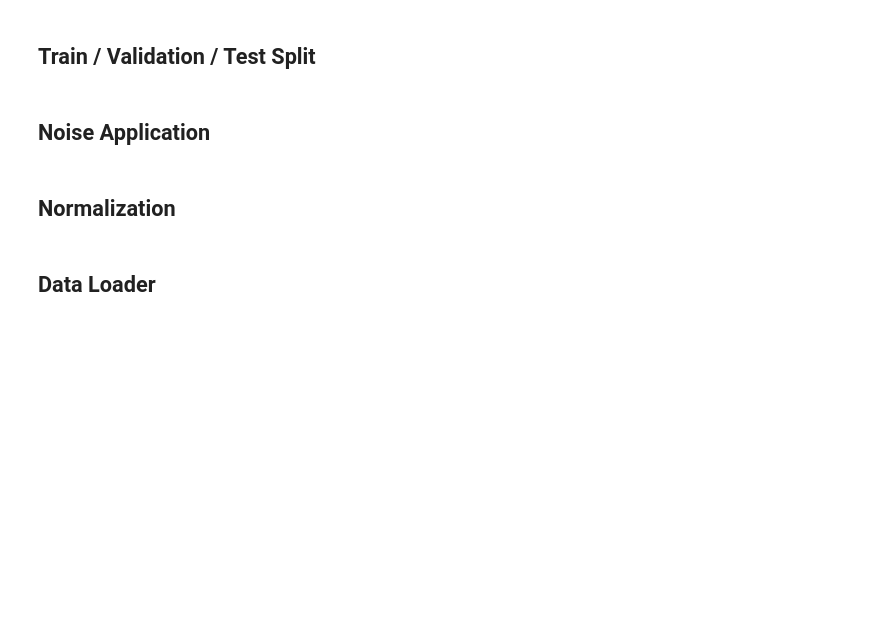
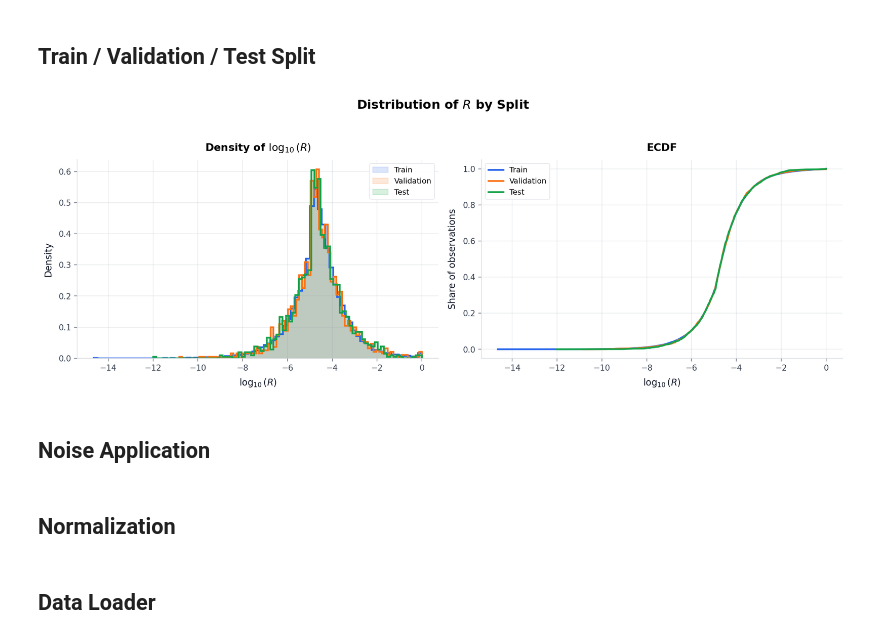
Before and after one commit to Tadashi-xs/Reflection-Coefficient-PINN, a Jupyter notebook: PINN/PhysicsInformedNN.ipynb, the cells around one changed output. Saved outputs shown, nothing was run; the diff lists cells and outputs as text; code cells hidden in the pictures; blank space fills up the shorter version.

```diff
--- a/PINN/PhysicsInformedNN.ipynb
+++ b/PINN/PhysicsInformedNN.ipynb
@@ -906,43 +503,111 @@ print("Physics:", phys_raw.shape)
+# %%
+def build_features(data: pd.DataFrame) -> pd.DataFrame:
+    return pd.DataFrame({"kappa": data["kappa"].to_numpy(dtype=float)}, index=data.index)
+
+
+feature_cols = ["kappa"]
+target_cols = ["logit_R"]
+
+X_raw = build_features(df)[feature_cols]
+y_raw = df[target_cols].copy()
+R_raw = df["R"].to_numpy(dtype=float)
 # %% [markdown]
 ## Train / Validation / Test Split
 # %%
 df_split = df.copy()
 df_split["log_R"] = np.log1p(df_split["R"])
-
 df_split["R_bin"] = pd.qcut(
     df_split["log_R"],
     q=cfg.n_strat_bins,
     labels=False,
     duplicates="drop",
 )
 
 idx = np.arange(len(df_split))
 strat_labels = df_split["R_bin"].astype(int).values
 
-idx_train_base, idx_temp = train_test_split(
+idx_train, idx_temp = train_test_split(
     idx,
     test_size=cfg.valid_size + cfg.test_size,
     random_state=SEED,
     stratify=strat_labels,
 )
 
 temp_test_fraction = cfg.test_size / (cfg.valid_size + cfg.test_size)
-
 idx_valid, idx_test = train_test_split(
     idx_temp,
     test_size=temp_test_fraction,
     random_state=SEED,
     stratify=strat_labels[idx_temp],
 )
 
-X_train_raw = X_raw.iloc[idx_train_base].copy()
-X_valid_raw = X_raw.iloc[idx_valid].copy()
-X_test_raw = X_raw.iloc[idx_test].copy()
+X_train_raw = X_raw.iloc[idx_train].reset_index(drop=True)
+X_valid_raw = X_raw.iloc[idx_valid].reset_index(drop=True)
+X_test_raw = X_raw.iloc[idx_test].reset_index(drop=True)
 
-y_train_raw = y_raw.iloc[idx_train_base].copy()
-y_valid_raw = y_raw.iloc[idx_valid].copy()
-y_test_raw = y_raw.iloc[idx_test].copy()
+y_train_raw = y_raw.iloc[idx_train].reset_index(drop=True)
+y_valid_raw = y_raw.iloc[idx_valid].reset_index(drop=True)
+y_test_raw = y_raw.iloc[idx_test].reset_index(drop=True)
 
-phys_train_raw = phys_raw.iloc[idx_train_base].copy()
-phys_valid_raw = phys_raw.iloc[idx_valid].copy()
-phys_test_raw = phys_raw.iloc[idx_test].copy()
+R_train_raw = R_raw[idx_train]
+R_valid_raw = R_raw[idx_valid]
+R_test_raw = R_raw[idx_test]
+
+split_parts = {
+    "train": pd.DataFrame({"R": R_train_raw}),
+    "valid": pd.DataFrame({"R": R_valid_raw}),
+    "test": pd.DataFrame({"R": R_test_raw}),
+}
+
+split_labels = {
+    "train": "Train",
+    "valid": "Validation",
+    "test": "Test",
+}
+
+fig, axes = plt.subplots(1, 2, figsize=(14.2, 5.0), dpi=150)
+fig.suptitle("Distribution of $R$ by Split", fontsize=15.5, fontweight="semibold", y=1.04)
+
+for name, part in split_parts.items():
+    log_r = log10_safe(part["R"].to_numpy())
+    color = SPLIT_COLORS[name]
+    label = split_labels[name]
+
+    plot_density_hist(
+        axes[0],
+        log_r,
+        bins=85,
+        color=color,
+        label=label,
+        alpha=0.16,
+        linewidth=2.15,
+    )
+
+    plot_ecdf(
+        axes[1],
+        log_r,
+        color=color,
+        label=label,
+        linewidth=2.2,
+    )
+
+polish_axes(
+    axes[0],
+    r"Density of $\log_{10}(R)$",
+    r"$\log_{10}(R)$",
+    "Density",
+    legend=True,
+)
+
+polish_axes(
+    axes[1],
+    "ECDF",
+    r"$\log_{10}(R)$",
+    "Share of observations",
+    legend=True,
+)
+
+plt.tight_layout()
+plt.show()
+# %% [output]
+[figure, added]
```
Also changed, not shown: parts of 50 cells of this notebook, 33 other files.
